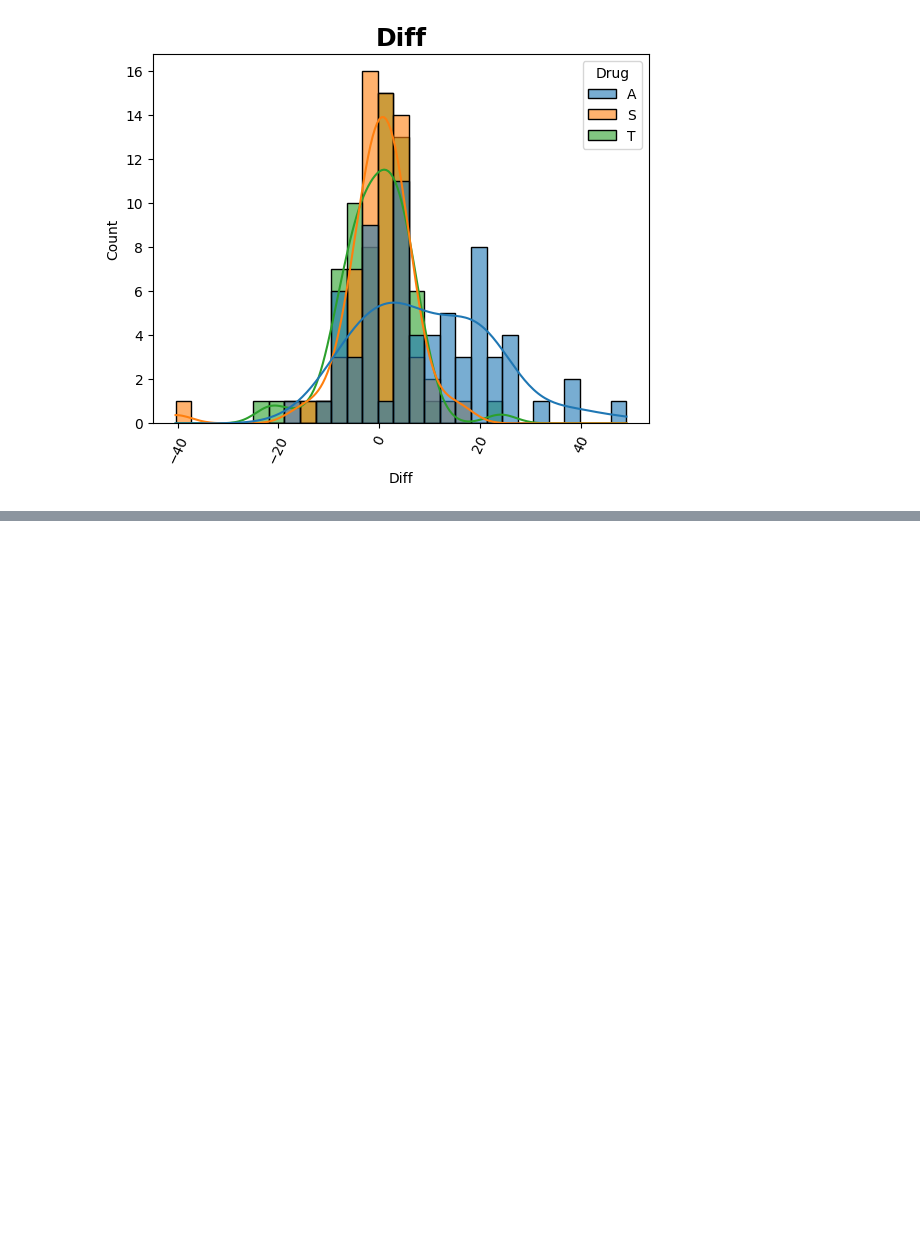
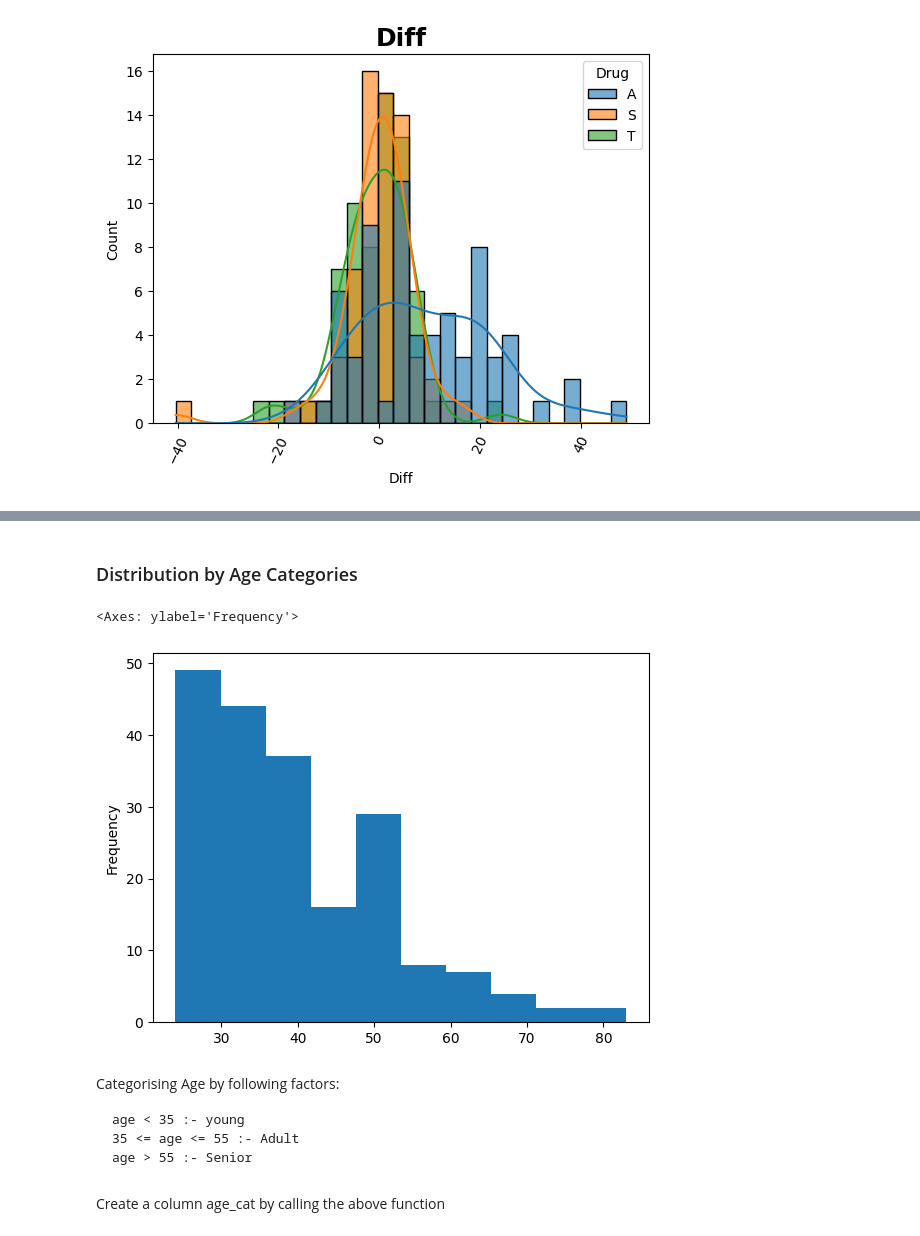
Before and after one commit to SHIVAM-MARS/Machine-Learning-and-Data-Science, a Jupyter notebook: Memory_Test_on_Drugged_Islanders_Data/Memory_Test_on_Drugged_Islanders_Data.ipynb, the cells around one changed output, grey strips where cells are left out. Saved outputs shown, nothing was run; the diff lists cells and outputs as text; code cells hidden in the pictures; blank space fills up the shorter version.

```diff
--- a/Memory_Test_on_Drugged_Islanders_Data/Memory_Test_on_Drugged_Islanders_Data.ipynb
+++ b/Memory_Test_on_Drugged_Islanders_Data/Memory_Test_on_Drugged_Islanders_Data.ipynb
@@ -42,2 +44,2 @@ import seaborn as sb
 # %%
-df = pd.read_csv('E:\Memory_Test_on_Drugged_Islanders_Data\Islander_data.csv')
+df = pd.read_csv('.\Islander_data.csv')
@@ -218,0 +227,13 @@ for value in df.columns:
+# %% [markdown]
+### Distribution by Age Categories
+# %%
+df['age'].plot(kind='hist')
+# %% [output]
+<Axes: ylabel='Frequency'>
+[figure, added]
+# %% [markdown]
+Categorising Age by following factors:
+
+    age < 35 :- young
+    35 <= age <= 55 :- Adult
+    age > 55 :- Senior
@@ -218,0 +249,2 @@ for value in df.columns:
+# %% [markdown]
+Create a column age_cat by calling the above function
```
Also changed, not shown: parts of 31 cells of this notebook.
